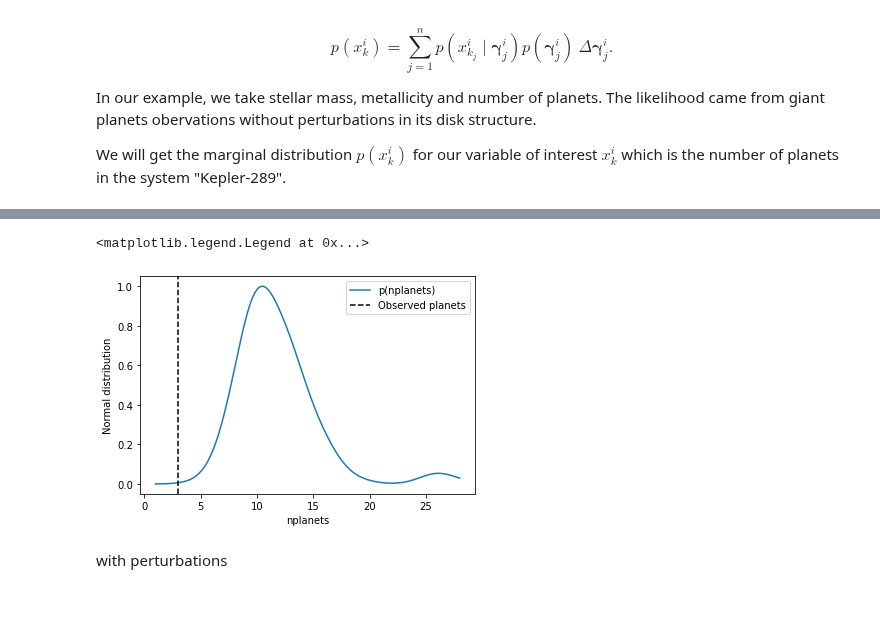
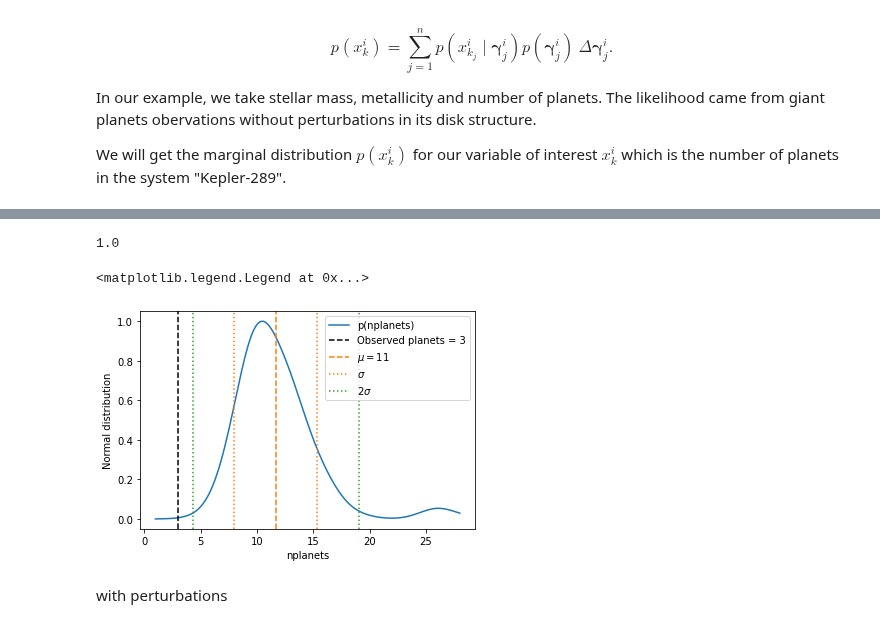
Before and after one commit to fjbautistas/kde_example, a Jupyter notebook: Marginal_Distributions.ipynb, the cells around one changed output, grey strips where cells are left out. Cells and saved outputs as stored; diff of their text form; code cells hidden in the pictures.

Commit message:
marginal plot with sigma and 2sigma as references

```diff
--- a/Marginal_Distributions.ipynb
+++ b/Marginal_Distributions.ipynb
@@ -292,3 +290,15 @@ Np_marginal = marginal(post, likelihood)
+# %%
+dz = likelihood.real_interval[2][1]-likelihood.real_interval[2][0]
+norm = (Np_marginal*dz).sum()
+# %%
+marginal_norm = Np_marginal/norm
+(marginal_norm*dz).sum()
+# %% [output]
+1.0
+# %%
+mean = (marginal_norm*likelihood.real_interval[2]*(dz)).sum()
+# %%
+std = ((marginal_norm)*((likelihood.real_interval[2]-mean)**2)*dz).sum()**(1/2.)
 # %%
 def m_plot(like_z, marginal_z, name):
 
@@ -300,12 +310,17 @@ def m_plot(like_z, marginal_z, name):
 # %%
 plt.plot(likelihood.real_interval[2], Np_marginal/Np_marginal.max(), label="p(nplanets)")
 plt.xlabel("nplanets")
 plt.ylabel("Normal distribution")
-plt.axvline(x = systm.n_planets.values, ls='--', c="k", label = "Observed planets")
+plt.axvline(x = systm.n_planets.values, ls='--', c="k", label = "Observed planets = 3")
+plt.axvline(x = mean, ls='--', c="C1", label = r"$\mu = 11$")
+plt.axvline(x = mean+std, ls=':', c="C1", label = r"$\sigma$")
+plt.axvline(x = mean-std, ls=':', c="C1")
+plt.axvline(x = mean+2*std, ls=':', c="C2", label = r"$2\sigma$")
+plt.axvline(x = mean-2*std, ls=':', c="C2")
 plt.legend()
 # %% [output]
 <matplotlib.legend.Legend at 0x...>
-[figure, old version]
+[figure, new version]
 # %% [markdown]
 with perturbations
 # %%
```
Also changed, not shown: parts of 4 cells of this notebook.
